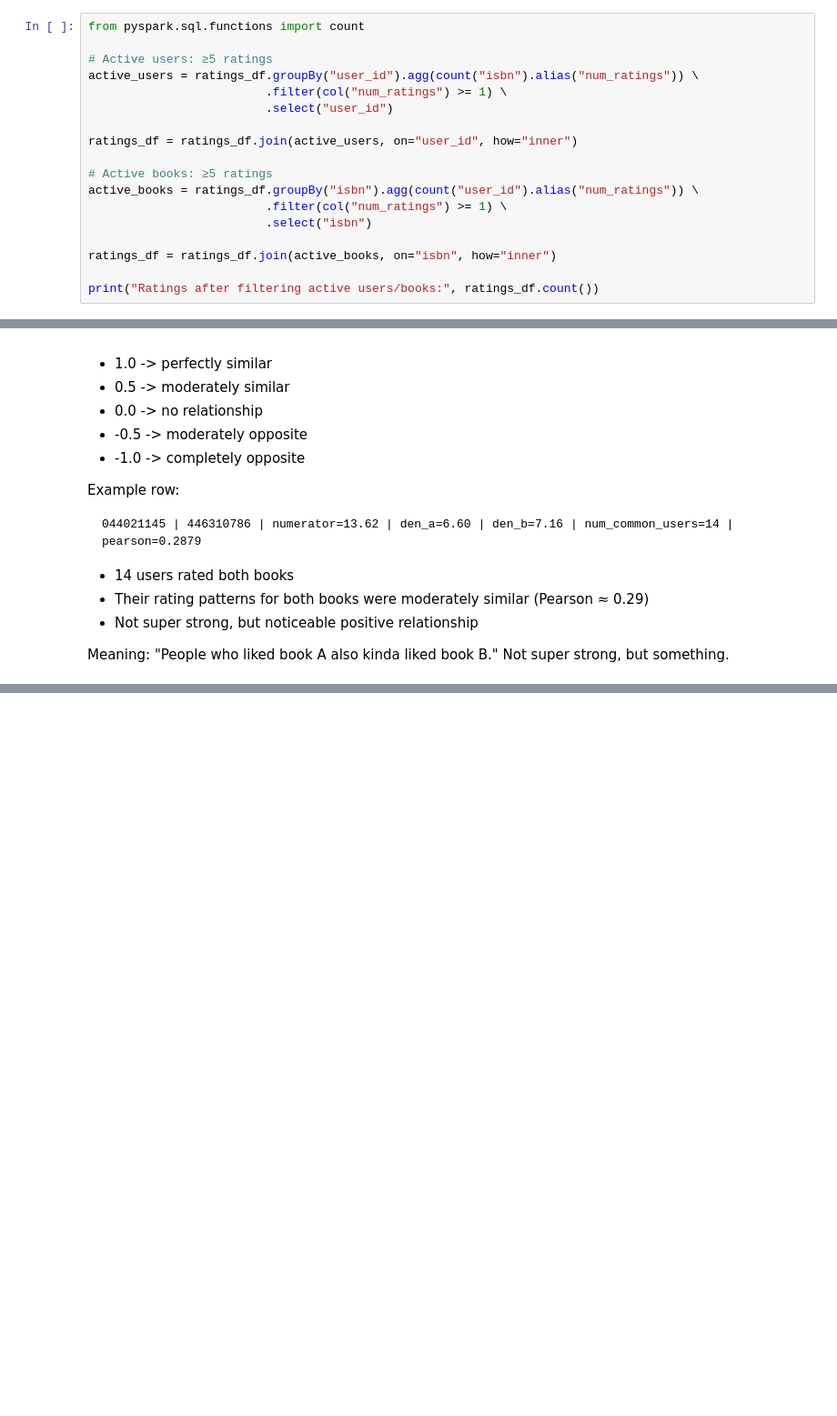
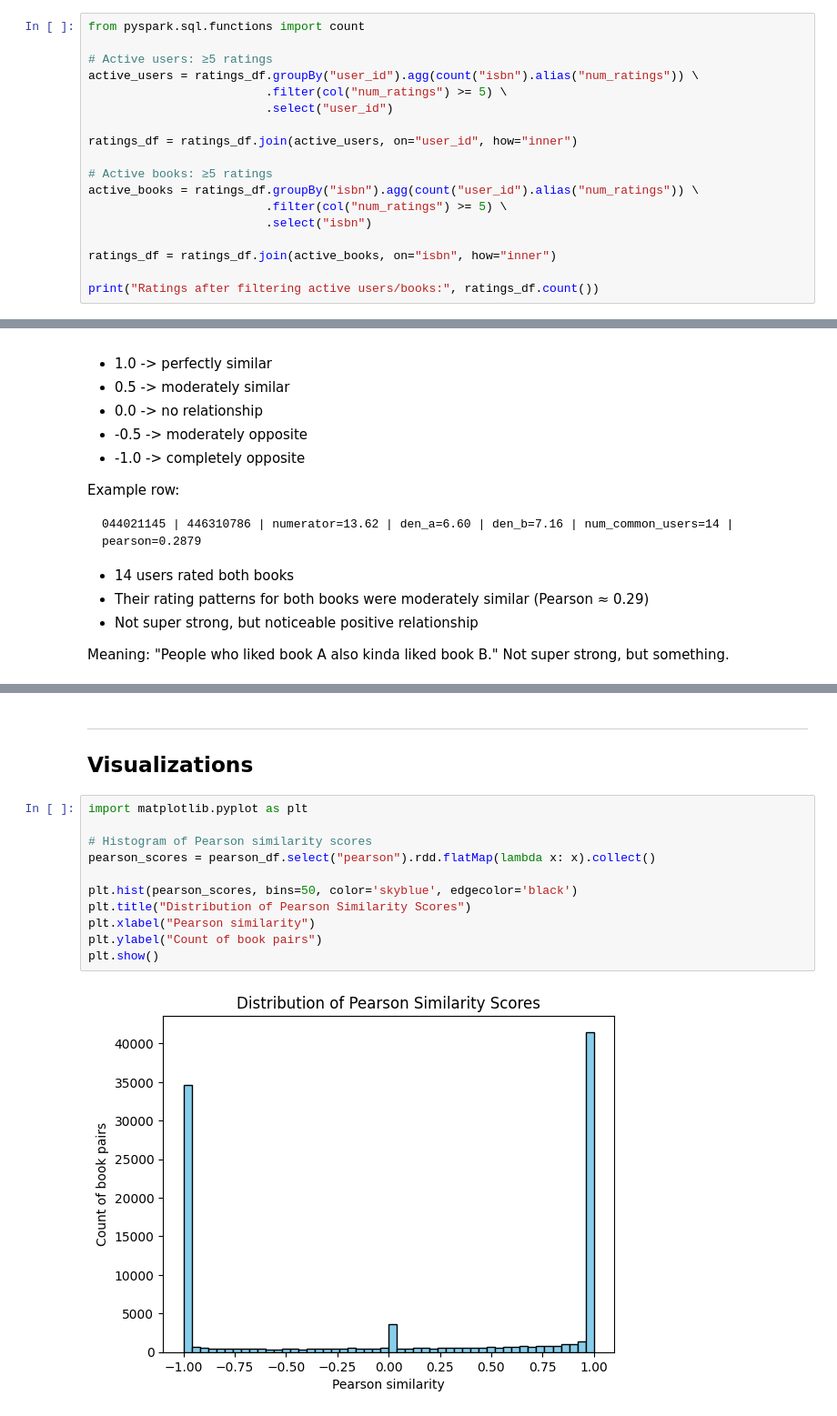
Before and after one commit to AymanBerri/book-recommender-pearson, a Jupyter notebook: notebooks/book_recommender.ipynb, the cells around one changed output, grey strips where cells are left out. Shown: that part at 91% size. Saved outputs shown, nothing was run; the diff lists cells and outputs as text; blank space fills up the shorter version.

```diff
--- a/notebooks/book_recommender.ipynb
+++ b/notebooks/book_recommender.ipynb
@@ -167,14 +184,14 @@ from pyspark.sql.functions import count
 
 # Active users: ≥5 ratings
 active_users = ratings_df.groupBy("user_id").agg(count("isbn").alias("num_ratings")) \
-                         .filter(col("num_ratings") >= 1) \
+                         .filter(col("num_ratings") >= 5) \
                          .select("user_id")
 
 ratings_df = ratings_df.join(active_users, on="user_id", how="inner")
 
 # Active books: ≥5 ratings
 active_books = ratings_df.groupBy("isbn").agg(count("user_id").alias("num_ratings")) \
-                         .filter(col("num_ratings") >= 1) \
+                         .filter(col("num_ratings") >= 5) \
                          .select("isbn")
 
 ratings_df = ratings_df.join(active_books, on="isbn", how="inner")
@@ -428,0 +560,16 @@ Not super strong, but something.
+# %% [markdown]
+---
+## Visualizations
+# %%
+import matplotlib.pyplot as plt
+
+# Histogram of Pearson similarity scores
+pearson_scores = pearson_df.select("pearson").rdd.flatMap(lambda x: x).collect()
+
+plt.hist(pearson_scores, bins=50, color='skyblue', edgecolor='black')
+plt.title("Distribution of Pearson Similarity Scores")
+plt.xlabel("Pearson similarity")
+plt.ylabel("Count of book pairs")
+plt.show()
+# %% [output]
+[figure, added]
```
Also changed, not shown: parts of 22 cells of this notebook.
